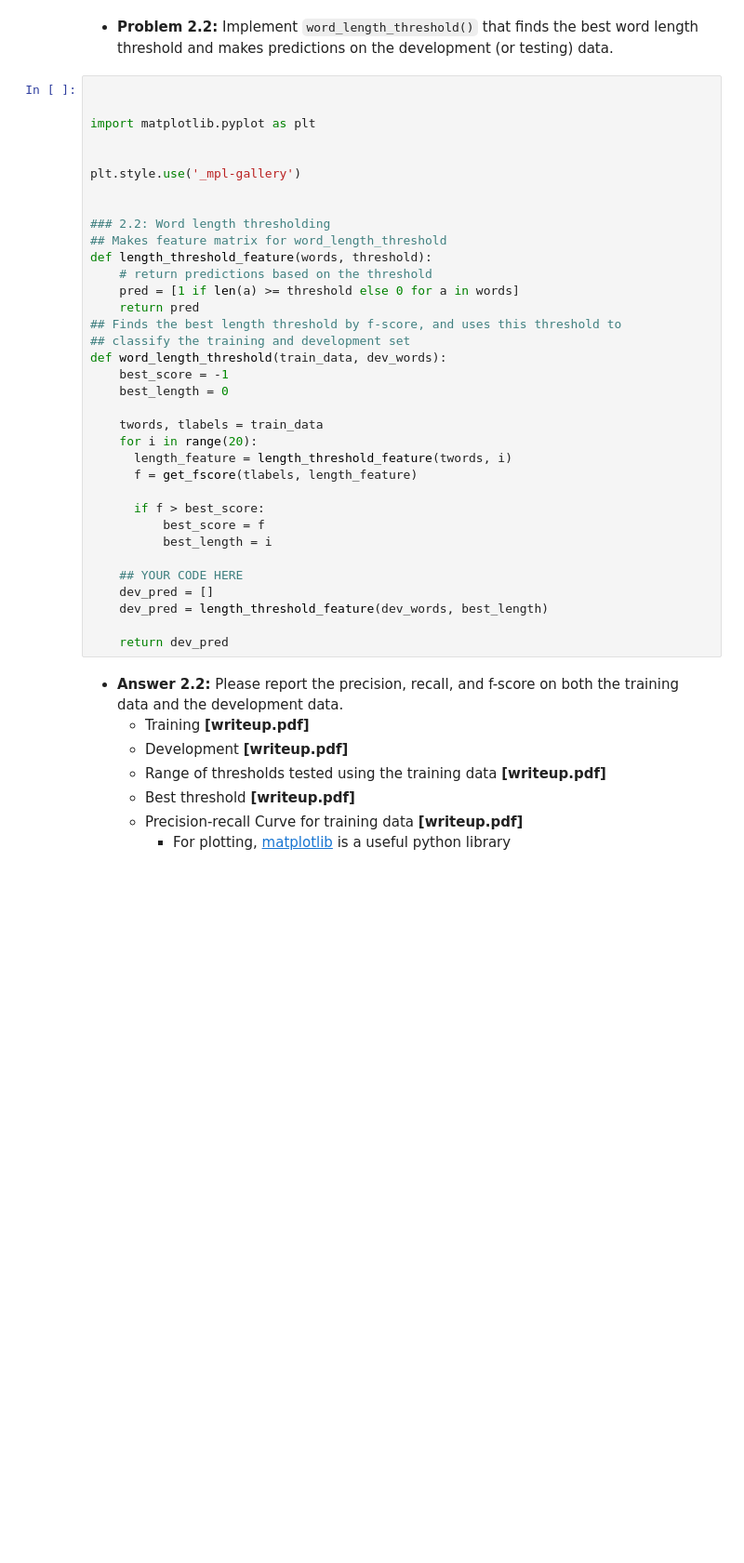
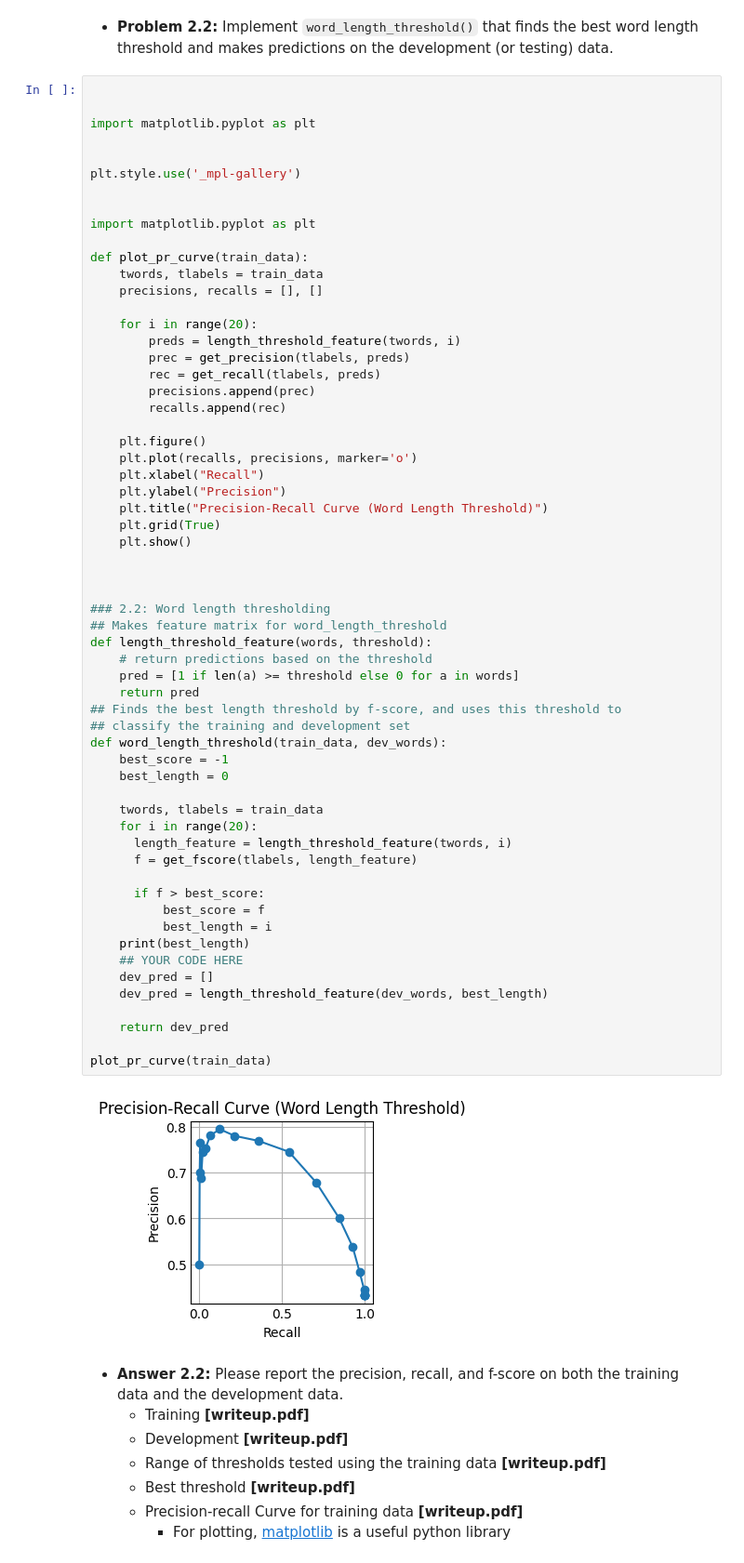
Before and after one commit to jdelemos/CIS5300, a Jupyter notebook: Homework 2 - Text Classification/homework2.ipynb, the cells around one changed output. Shown at 93% size. Cells and saved outputs as stored; diff of their text form; blank space fills up the shorter version.

```diff
--- a/Homework 2 - Text Classification/homework2.ipynb
+++ b/Homework 2 - Text Classification/homework2.ipynb
@@ -278,34 +301,61 @@ import matplotlib.pyplot as plt
 
 
 plt.style.use('_mpl-gallery')
+
+
+import matplotlib.pyplot as plt
+
+def plot_pr_curve(train_data):
+    twords, tlabels = train_data
+    precisions, recalls = [], []
+
+    for i in range(20):
+        preds = length_threshold_feature(twords, i)
+        prec = get_precision(tlabels, preds)
+        rec = get_recall(tlabels, preds)
+        precisions.append(prec)
+        recalls.append(rec)
+
+    plt.figure()
+    plt.plot(recalls, precisions, marker='o')
+    plt.xlabel("Recall")
+    plt.ylabel("Precision")
+    plt.title("Precision-Recall Curve (Word Length Threshold)")
+    plt.grid(True)
+    plt.show()
+
 
 
 ### 2.2: Word length thresholding
 ## Makes feature matrix for word_length_threshold
 def length_threshold_feature(words, threshold):
     # return predictions based on the threshold
     pred = [1 if len(a) >= threshold else 0 for a in words]
     return pred
 ## Finds the best length threshold by f-score, and uses this threshold to
 ## classify the training and development set
 def word_length_threshold(train_data, dev_words):
     best_score = -1
     best_length = 0
 
     twords, tlabels = train_data
     for i in range(20):
       length_feature = length_threshold_feature(twords, i)
       f = get_fscore(tlabels, length_feature)
 
       if f > best_score:
           best_score = f
           best_length = i
-
+    print(best_length)
     ## YOUR CODE HERE
     dev_pred = []
     dev_pred = length_threshold_feature(dev_words, best_length)
 
     return dev_pred
+
+plot_pr_curve(train_data)
+# %% [output]
+[figure, added]
 # %% [markdown]
 - **Answer 2.2:** Please report the precision, recall, and f-score on both the training data and the development data.
     - Training **[writeup.pdf]**
```
Also changed, not shown: parts of 23 cells of this notebook, 50 other files.
